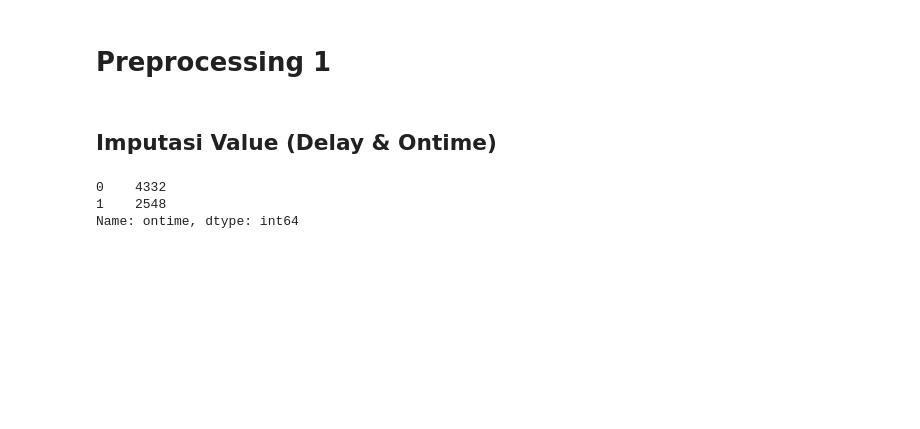
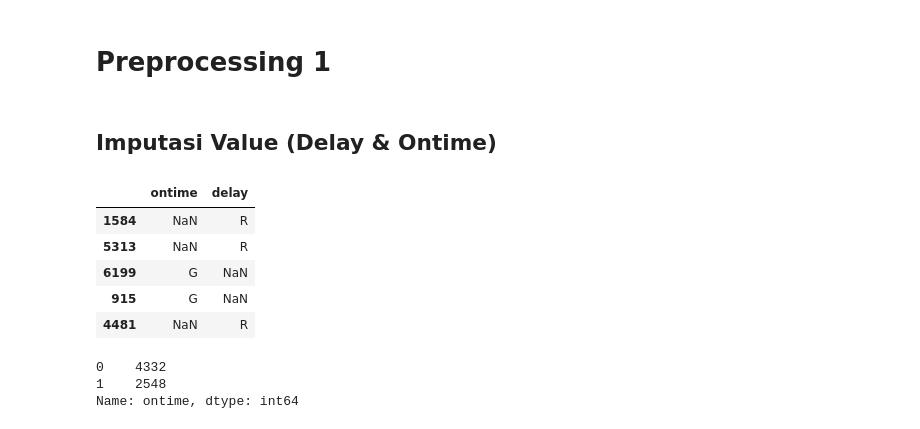
Before and after one commit to JodhiKrisantus/Logistics-Optimization, a Jupyter notebook: Logistic_Analysis.ipynb, the cells around one changed output. Cells and saved outputs as stored; diff of their text form; code cells hidden in the pictures; blank space fills up the shorter version.

```diff
--- a/Logistic_Analysis.ipynb
+++ b/Logistic_Analysis.ipynb
@@ -162,6 +171,15 @@ for p in fig.patches:
 df_pre = df.copy()
 # %% [markdown]
 ## Imputasi Value (Delay & Ontime)
+# %%
+df[['ontime','delay']].sample(5,random_state=24)
+# %% [output]
+|  | ontime | delay |
+| 1584 | NaN | R |
+| 5313 | NaN | R |
+| 6199 | G | NaN |
+| 915 | G | NaN |
+| 4481 | NaN | R |
 # %%
 # Imputasi fitur ontime, dimana value diubah menjadi 1 jika G, dan 0 jika NaN.
 df_pre['ontime'] = df_pre['ontime'].apply(lambda x : 1 if x=='G' else 0)
```
Also changed, not shown: parts of 22 cells of this notebook.
